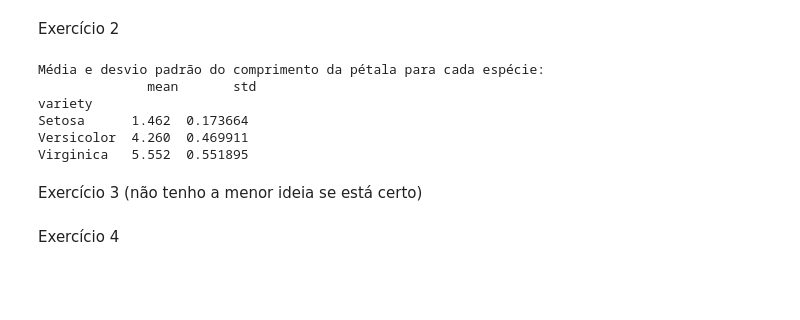
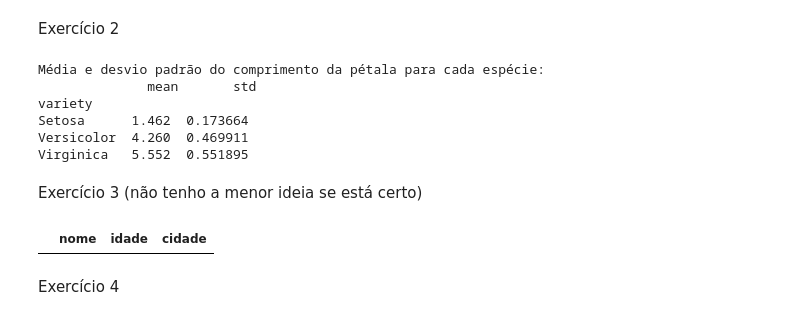
Before and after one commit to muvilani/perspectiva_ciencias_dados_mc, a Jupyter notebook: Lab/Lab0_Revisao2.ipynb, the cells around one changed output. Saved outputs shown, nothing was run; the diff lists cells and outputs as text; code cells hidden in the pictures; blank space fills up the shorter version.

```diff
--- a/Lab/Lab0_Revisao2.ipynb
+++ b/Lab/Lab0_Revisao2.ipynb
@@ -209,8 +207,10 @@ Exercício 3 (não tenho a menor ideia se está certo)
 # %%
 novo_dataframe = pd.DataFrame({"nome": [],"idade": [],"cidade": []})
 #print(novo_dataframe)
 novo_dataframe["idade²"] = novo_dataframe["idade"] ** 2
 #print(novo_dataframe)
-novo_dataframe.drop("idade²", axis=1, inplace=True)
+novo_dataframe.drop("idade²", axis=1)
+# %% [output]
+|  | nome | idade | cidade |
 # %% [markdown]
 Exercício 4
```
Also changed, not shown: parts of 31 cells of this notebook, 2 other files.
